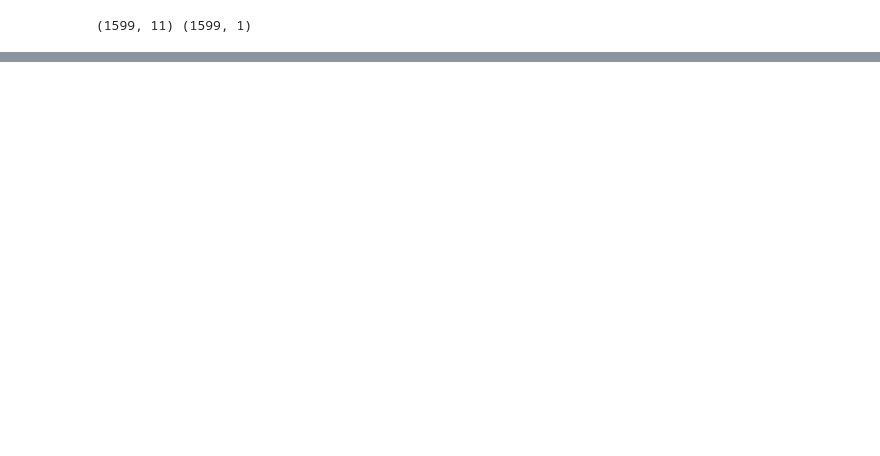
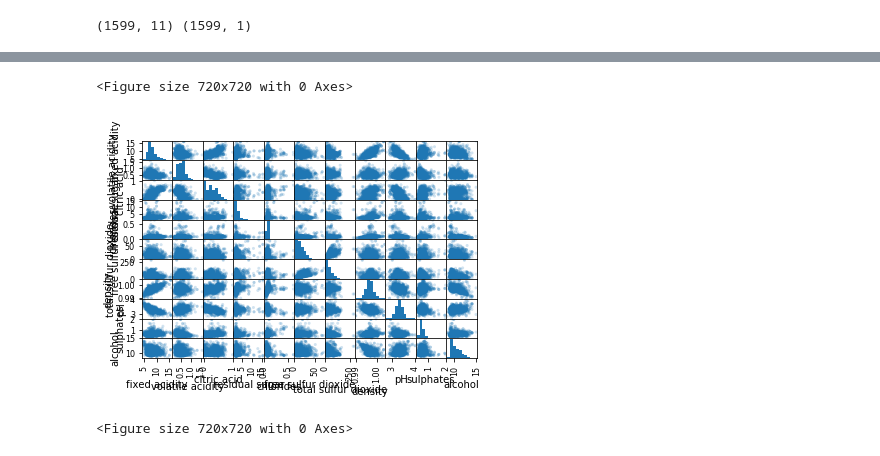
Before and after one commit to Alexis-Summey/Read_Between_the_Wines, a Jupyter notebook: wine_quality_nd.ipynb, the cells around one changed output, grey strips where cells are left out. Drawn from its saved outputs; the diff is of its cells as text; code cells hidden in the pictures; blank space fills up the shorter version.

```diff
--- a/wine_quality_nd.ipynb
+++ b/wine_quality_nd.ipynb
@@ -12,3 +14,13 @@ wine.head()
 | 2 | 7.8 | 0.76 | 0.04 | 2.3 | 0.092 | 15.0 | ... |
 | 3 | 11.2 | 0.28 | 0.56 | 1.9 | 0.075 | 17.0 | ... |
 | 4 | 7.4 | 0.70 | 0.00 | 1.9 | 0.076 | 11.0 | ... |
+# %%
+reviews = []
+for i in wine['quality']:
+   if i <= 3:
+       reviews.append('0')
+   elif i < 7:
+      reviews.append('1')
+   else: reviews.append('2')
+wine['Reviews'] = reviews
+wine.head()
@@ -15,10 +65,9 @@ wine.head()
 # %%
 # Assign X (data) and y (target)
-
-### BEGIN SOLUTION
-X = wine[['fixed acidity', 'volatile acidity', 'citric acid', 'residual sugar', 'chlorides', 'free sulfur dioxide','total sulfur dioxide','density', 'pH', 'sulphates', 'alcohol']]
-y = wine["quality"].values.reshape(-1, 1)
+X = wine[['fixed acidity', 'volatile acidity', 'citric acid',
+          'residual sugar', 'chlorides', 'free sulfur dioxide',
+          'total sulfur dioxide','density', 'pH', 'sulphates', 'alcohol']]
+y = wine["Reviews"].values.reshape(-1, 1)
 print(X.shape, y.shape)
-### END SOLUTION
 # %% [output]
 (1599, 11) (1599, 1)
@@ -24,0 +103,8 @@ print(X.shape, y.shape)
+# %%
+df = pd.DataFrame(X)
+pd.plotting.scatter_matrix(df, alpha=0.2)
+plt.figure(figsize=(10,10))
+# %% [output]
+<Figure size 720x720 with 0 Axes>
+[figure, added]
+<Figure size 720x720 with 0 Axes>
```
Also changed, not shown: parts of 30 cells of this notebook.
